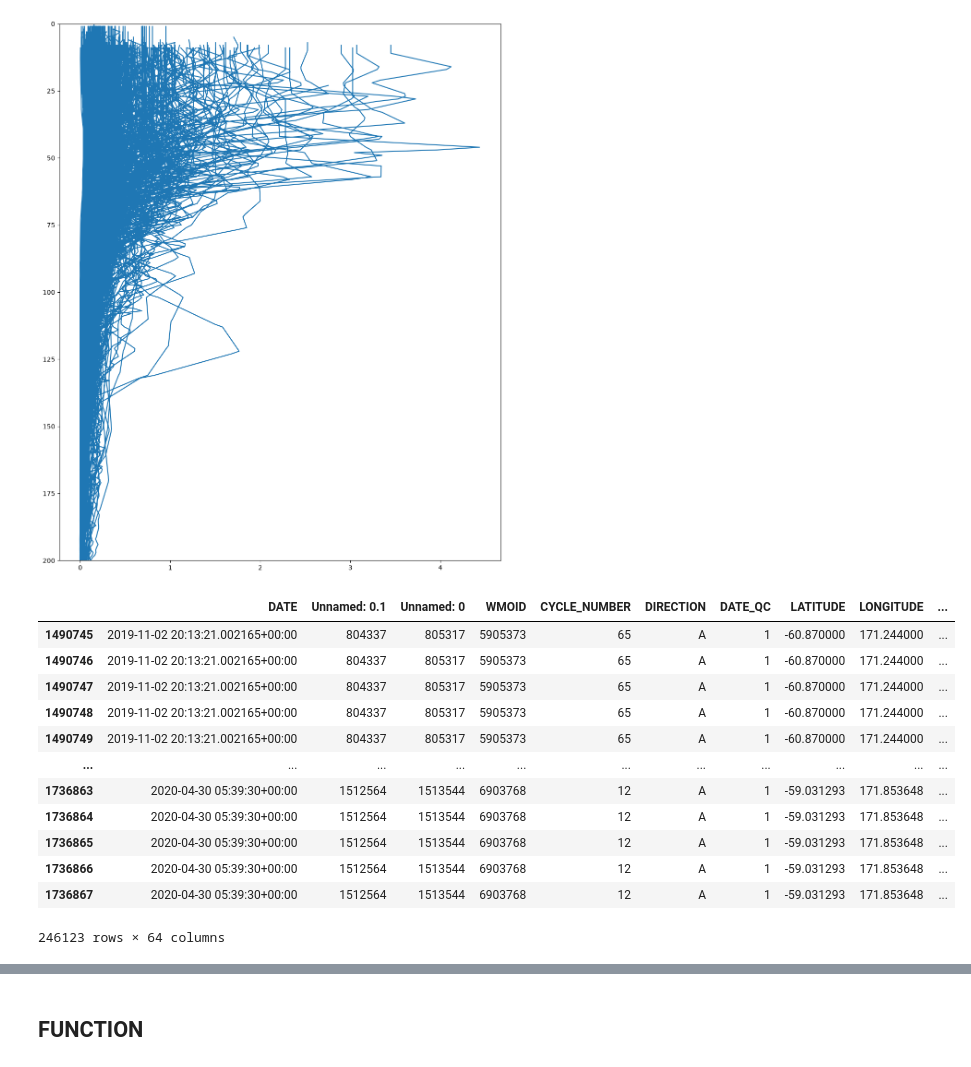
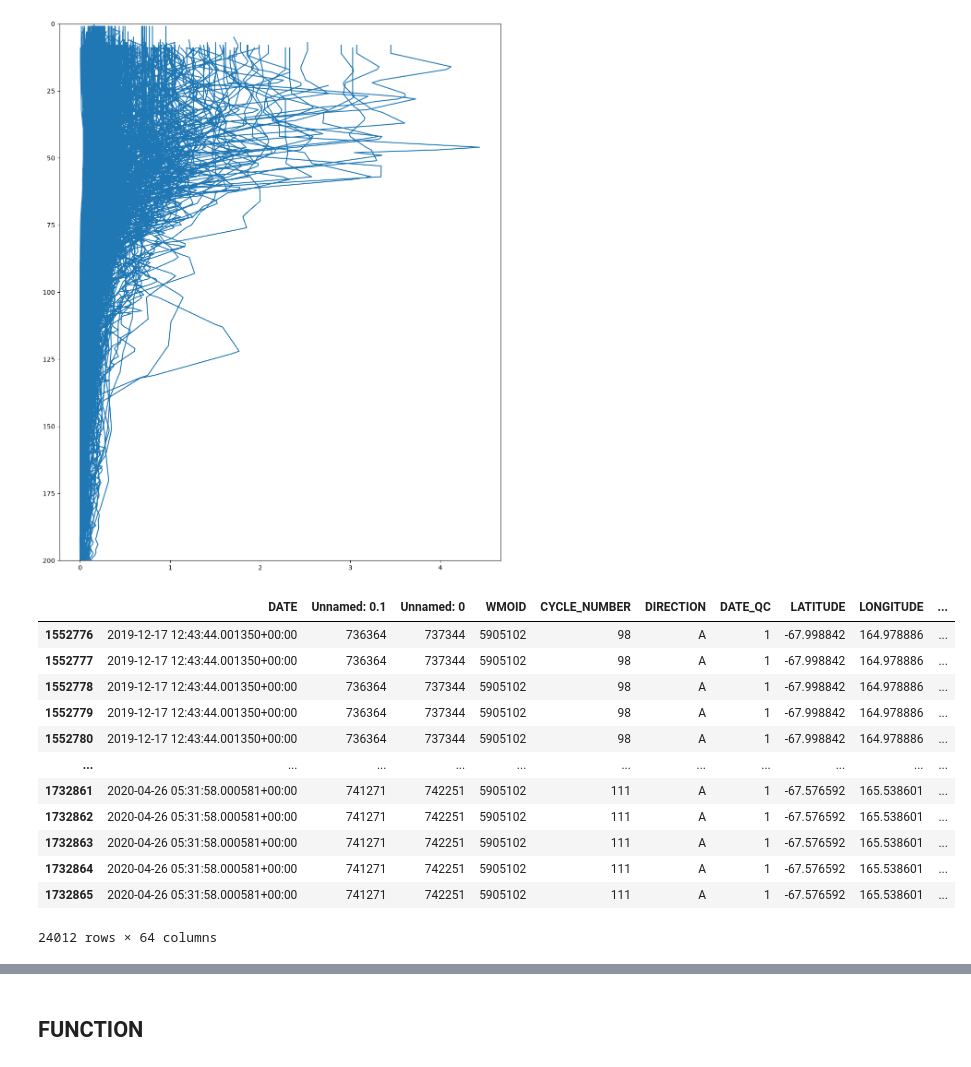
Before and after one commit to Lilah-Asalie/IBIS_Project, a Jupyter notebook: New_Subplots_ProMonths.ipynb, the cells around one changed output, grey strips where cells are left out. Saved outputs shown, nothing was run; the diff lists cells and outputs as text; code cells hidden in the pictures.

```diff
--- a/New_Subplots_ProMonths.ipynb
+++ b/New_Subplots_ProMonths.ipynb
@@ -294,28 +294,22 @@ ax.invert_yaxis()
 # %% [output]
 [figure]
 # %%
-
-# df_a = (df_gridded['season'] == '2019-2020')
-# df_a
-# df_b = (df_a['WMOID'] == 5905104)
-
 
 df_a = df_gridded[df_gridded['season'].isin(['2019-2020']) ]
     # & df_gridded['WMOID'].isin(['5905102'])]
-df_b = df_a[df_a['WMOID'].isin(['5905102'])]
-df_a
-# df_b
+df_b = df_a[df_a['WMOID'] == 5905102]
+df_b
 # %% [output]
 |  | DATE | Unnamed: 0.1 | Unnamed: 0 | WMOID | CYCLE_NUMBER | DIRECTION | DATE_QC | LATITUDE | LONGITUDE | ... |
-| 1490745 | 2019-11-02 20:13:21.002165+00:00 | 804337 | 805317 | 5905373 | 65 | A | 1 | -60.870000 | 171.244000 | ... |
-| 1490746 | 2019-11-02 20:13:21.002165+00:00 | 804337 | 805317 | 5905373 | 65 | A | 1 | -60.870000 | 171.244000 | ... |
-| 1490747 | 2019-11-02 20:13:21.002165+00:00 | 804337 | 805317 | 5905373 | 65 | A | 1 | -60.870000 | 171.244000 | ... |
-| 1490748 | 2019-11-02 20:13:21.002165+00:00 | 804337 | 805317 | 5905373 | 65 | A | 1 | -60.870000 | 171.244000 | ... |
-| 1490749 | 2019-11-02 20:13:21.002165+00:00 | 804337 | 805317 | 5905373 | 65 | A | 1 | -60.870000 | 171.244000 | ... |
+| 1552776 | 2019-12-17 12:43:44.001350+00:00 | 736364 | 737344 | 5905102 | 98 | A | 1 | -67.998842 | 164.978886 | ... |
+| 1552777 | 2019-12-17 12:43:44.001350+00:00 | 736364 | 737344 | 5905102 | 98 | A | 1 | -67.998842 | 164.978886 | ... |
+| 1552778 | 2019-12-17 12:43:44.001350+00:00 | 736364 | 737344 | 5905102 | 98 | A | 1 | -67.998842 | 164.978886 | ... |
+| 1552779 | 2019-12-17 12:43:44.001350+00:00 | 736364 | 737344 | 5905102 | 98 | A | 1 | -67.998842 | 164.978886 | ... |
+| 1552780 | 2019-12-17 12:43:44.001350+00:00 | 736364 | 737344 | 5905102 | 98 | A | 1 | -67.998842 | 164.978886 | ... |
 | ... | ... | ... | ... | ... | ... | ... | ... | ... | ... | ... |
-| 1736863 | 2020-04-30 05:39:30+00:00 | 1512564 | 1513544 | 6903768 | 12 | A | 1 | -59.031293 | 171.853648 | ... |
-| 1736864 | 2020-04-30 05:39:30+00:00 | 1512564 | 1513544 | 6903768 | 12 | A | 1 | -59.031293 | 171.853648 | ... |
-| 1736865 | 2020-04-30 05:39:30+00:00 | 1512564 | 1513544 | 6903768 | 12 | A | 1 | -59.031293 | 171.853648 | ... |
-| 1736866 | 2020-04-30 05:39:30+00:00 | 1512564 | 1513544 | 6903768 | 12 | A | 1 | -59.031293 | 171.853648 | ... |
-| 1736867 | 2020-04-30 05:39:30+00:00 | 1512564 | 1513544 | 6903768 | 12 | A | 1 | -59.031293 | 171.853648 | ... |
+| 1732861 | 2020-04-26 05:31:58.000581+00:00 | 741271 | 742251 | 5905102 | 111 | A | 1 | -67.576592 | 165.538601 | ... |
+| 1732862 | 2020-04-26 05:31:58.000581+00:00 | 741271 | 742251 | 5905102 | 111 | A | 1 | -67.576592 | 165.538601 | ... |
+| 1732863 | 2020-04-26 05:31:58.000581+00:00 | 741271 | 742251 | 5905102 | 111 | A | 1 | -67.576592 | 165.538601 | ... |
+| 1732864 | 2020-04-26 05:31:58.000581+00:00 | 741271 | 742251 | 5905102 | 111 | A | 1 | -67.576592 | 165.538601 | ... |
+| 1732865 | 2020-04-26 05:31:58.000581+00:00 | 741271 | 742251 | 5905102 | 111 | A | 1 | -67.576592 | 165.538601 | ... |
-246123 rows × 64 columns
+24012 rows × 64 columns
```
Also changed, not shown: parts of 4 cells of this notebook.
